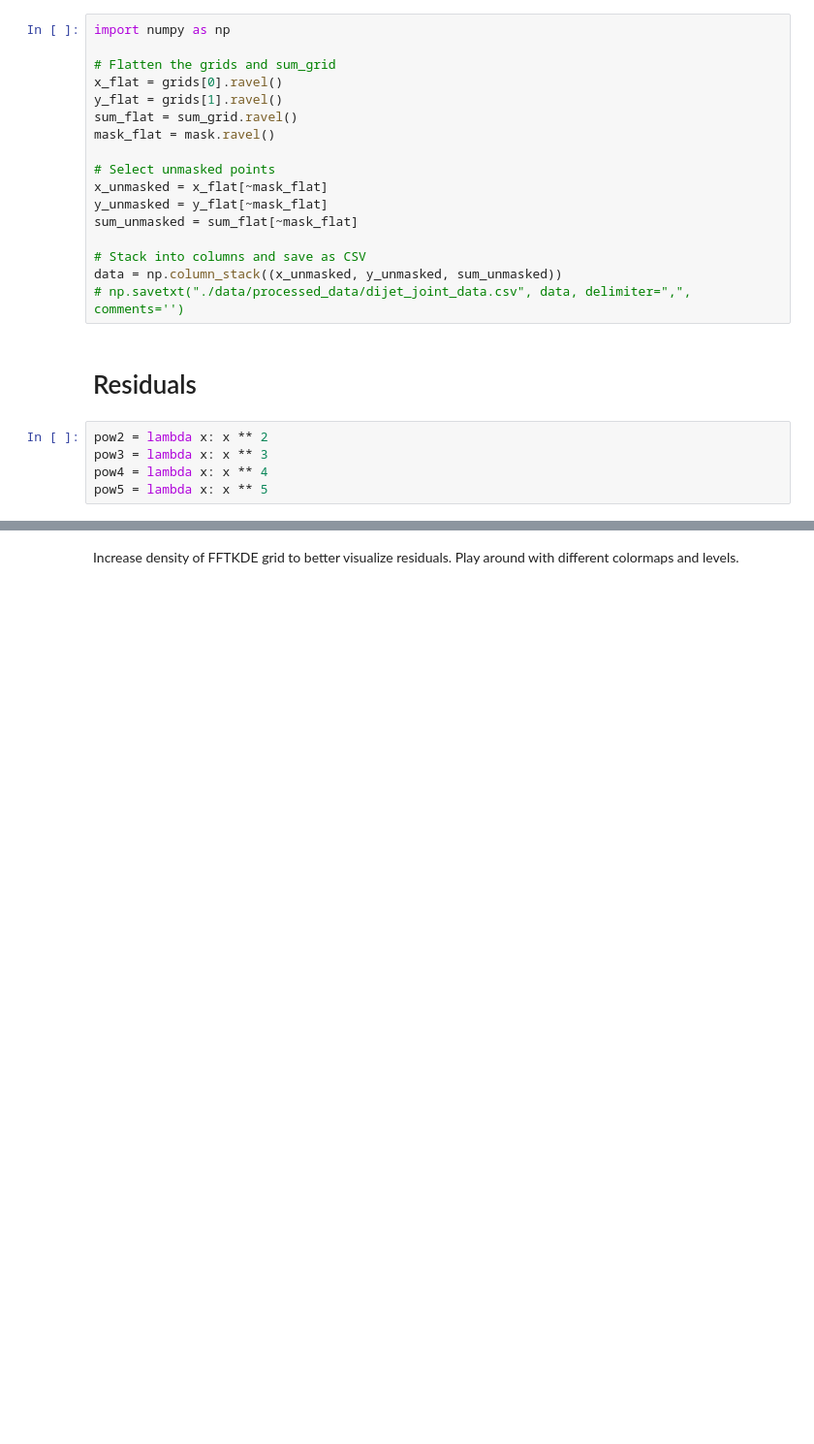
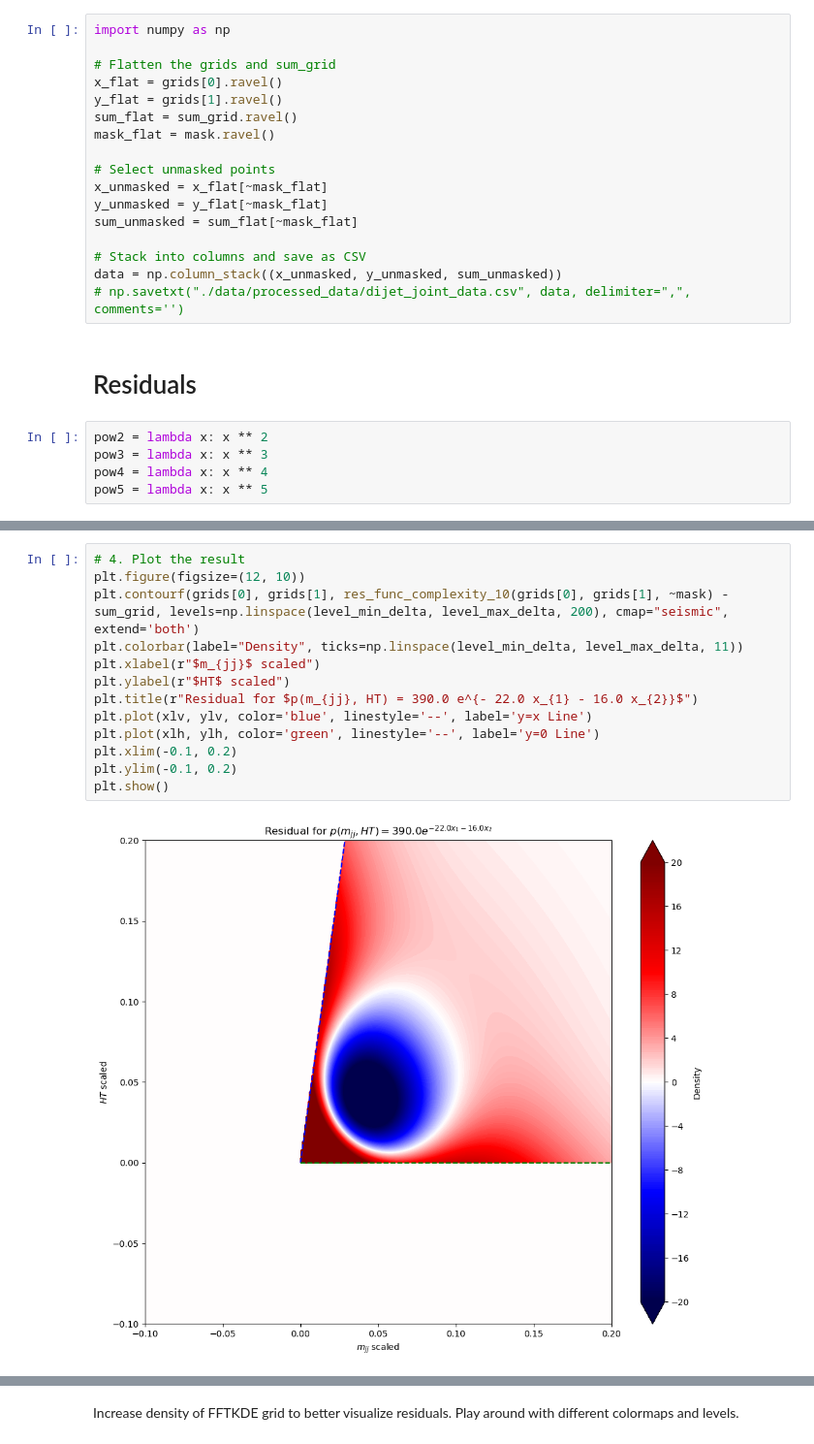
Before and after one commit to Angelo92Git/SymbolicDensityEstimation, a Jupyter notebook: viz_dijet.ipynb, the cells around one changed output, grey strips where cells are left out. Shown at 97% size. Saved outputs shown, nothing was run; the diff lists cells and outputs as text; blank space fills up the shorter version.

Commit message:
viz, res: update dijet results and vizualizations

```diff
--- a/viz_dijet.ipynb
+++ b/viz_dijet.ipynb
@@ -284,0 +307,15 @@ plt.show()
+# %%
+# 4. Plot the result
+plt.figure(figsize=(12, 10))
+plt.contourf(grids[0], grids[1], res_func_complexity_10(grids[0], grids[1], ~mask) - sum_grid, levels=np.linspace(level_min_delta, level_max_delta, 200), cmap="seismic", extend='both')
+plt.colorbar(label="Density", ticks=np.linspace(level_min_delta, level_max_delta, 11))
+plt.xlabel(r"$m_{jj}$ scaled")
+plt.ylabel(r"$HT$ scaled")
+plt.title(r"Residual for $p(m_{jj}, HT) = 390.0 e^{- 22.0 x_{1} - 16.0 x_{2}}$")
+plt.plot(xlv, ylv, color='blue', linestyle='--', label='y=x Line')
+plt.plot(xlh, ylh, color='green', linestyle='--', label='y=0 Line')
+plt.xlim(-0.1, 0.2)
+plt.ylim(-0.1, 0.2)
+plt.show()
+# %% [output]
+[figure, added]
```
Also changed, not shown: parts of 15 cells of this notebook, 4 other files.
